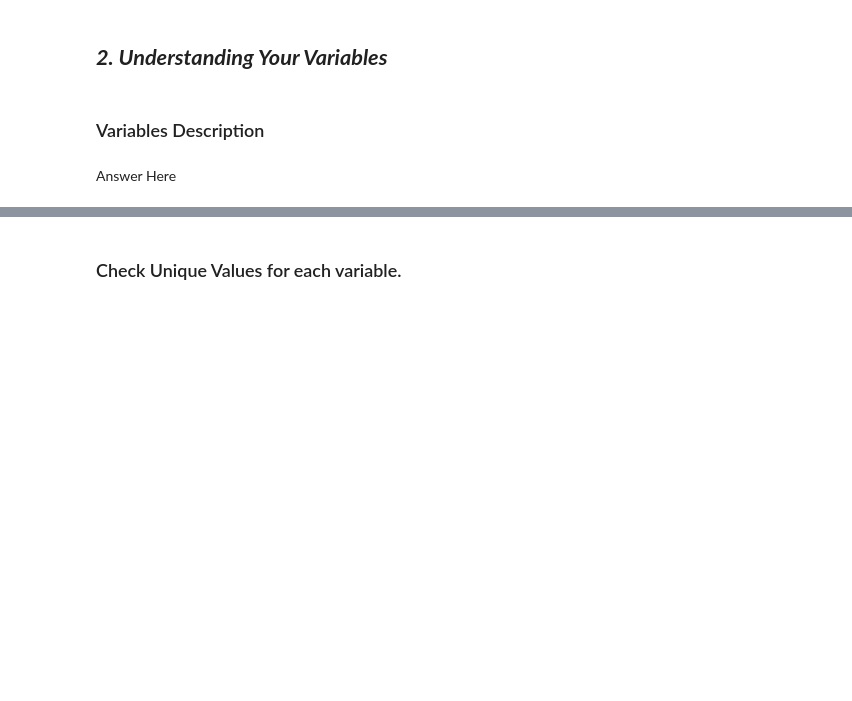
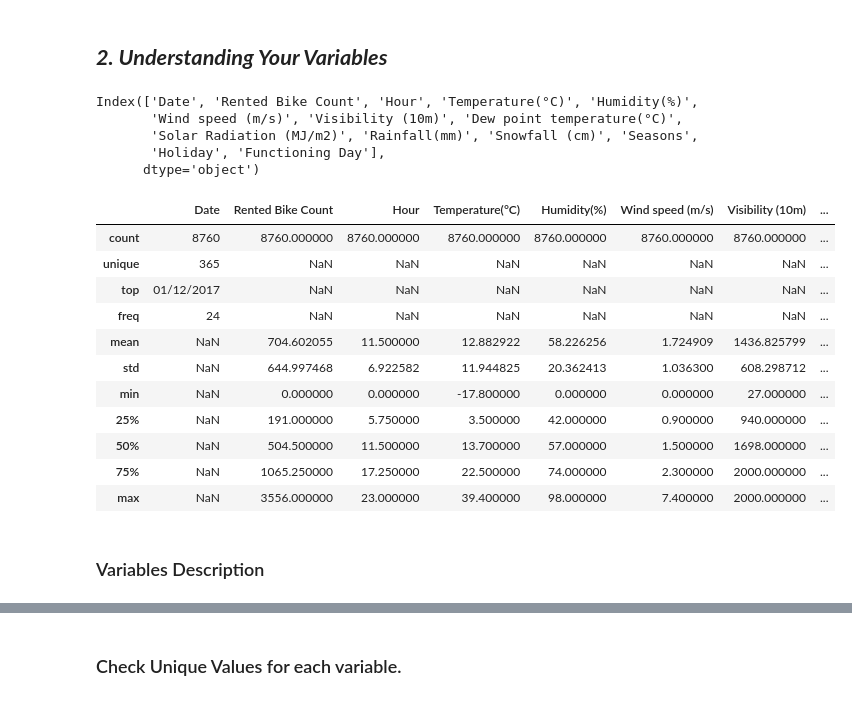
Before and after one commit to Vijaysiraw/ML_Regression_Bike_Sharing_Demand_Prediction, a Jupyter notebook: ML_Regression_Bike_Sharing_Demand_Prediction.ipynb, the cells around one changed output, grey strips where cells are left out. Cells and saved outputs as stored; diff of their text form; code cells hidden in the pictures; blank space fills up the shorter version.

Commit message:
Dataset info and Variables Description

```diff
--- a/ML_Regression_Bike_Sharing_Demand_Prediction.ipynb
+++ b/ML_Regression_Bike_Sharing_Demand_Prediction.ipynb
@@ -194,3 +194,10 @@ Also there are **no missing values** or **no Null values** in the dataset.
 ## ***2. Understanding Your Variables***
 # %%
 # Dataset Columns
+sb_data.columns
+# %% [output]
+Index(['Date', 'Rented Bike Count', 'Hour', 'Temperature(°C)', 'Humidity(%)',
+       'Wind speed (m/s)', 'Visibility (10m)', 'Dew point temperature(°C)',
+       'Solar Radiation (MJ/m2)', 'Rainfall(mm)', 'Snowfall (cm)', 'Seasons',
+       'Holiday', 'Functioning Day'],
+      dtype='object')
@@ -199,4 +204,20 @@ Also there are **no missing values** or **no Null values** in the dataset.
+# %%
+# Dataset Describe
+#The described method will help to see how data has been spread for numerical values.
+# We can clearly see the minimum value, mean values, different percentile values, and maximum values.
+sb_data.describe(include='all')
+# %% [output]
+|  | Date | Rented Bike Count | Hour | Temperature(°C) | Humidity(%) | Wind speed (m/s) | Visibility (10m) | ... |
+| count | 8760 | 8760.000000 | 8760.000000 | 8760.000000 | 8760.000000 | 8760.000000 | 8760.000000 | ... |
+| unique | 365 | NaN | NaN | NaN | NaN | NaN | NaN | ... |
+| top | 01/12/2017 | NaN | NaN | NaN | NaN | NaN | NaN | ... |
+| freq | 24 | NaN | NaN | NaN | NaN | NaN | NaN | ... |
+| mean | NaN | 704.602055 | 11.500000 | 12.882922 | 58.226256 | 1.724909 | 1436.825799 | ... |
+| std | NaN | 644.997468 | 6.922582 | 11.944825 | 20.362413 | 1.036300 | 608.298712 | ... |
+| min | NaN | 0.000000 | 0.000000 | -17.800000 | 0.000000 | 0.000000 | 27.000000 | ... |
+| 25% | NaN | 191.000000 | 5.750000 | 3.500000 | 42.000000 | 0.900000 | 940.000000 | ... |
+| 50% | NaN | 504.500000 | 11.500000 | 13.700000 | 57.000000 | 1.500000 | 1698.000000 | ... |
+| 75% | NaN | 1065.250000 | 17.250000 | 22.500000 | 74.000000 | 2.300000 | 2000.000000 | ... |
+| max | NaN | 3556.000000 | 23.000000 | 39.400000 | 98.000000 | 7.400000 | 2000.000000 | ... |
 # %% [markdown]
 ### Variables Description
-# %% [markdown]
-Answer Here
```
Also changed, not shown: parts of 4 cells of this notebook.
